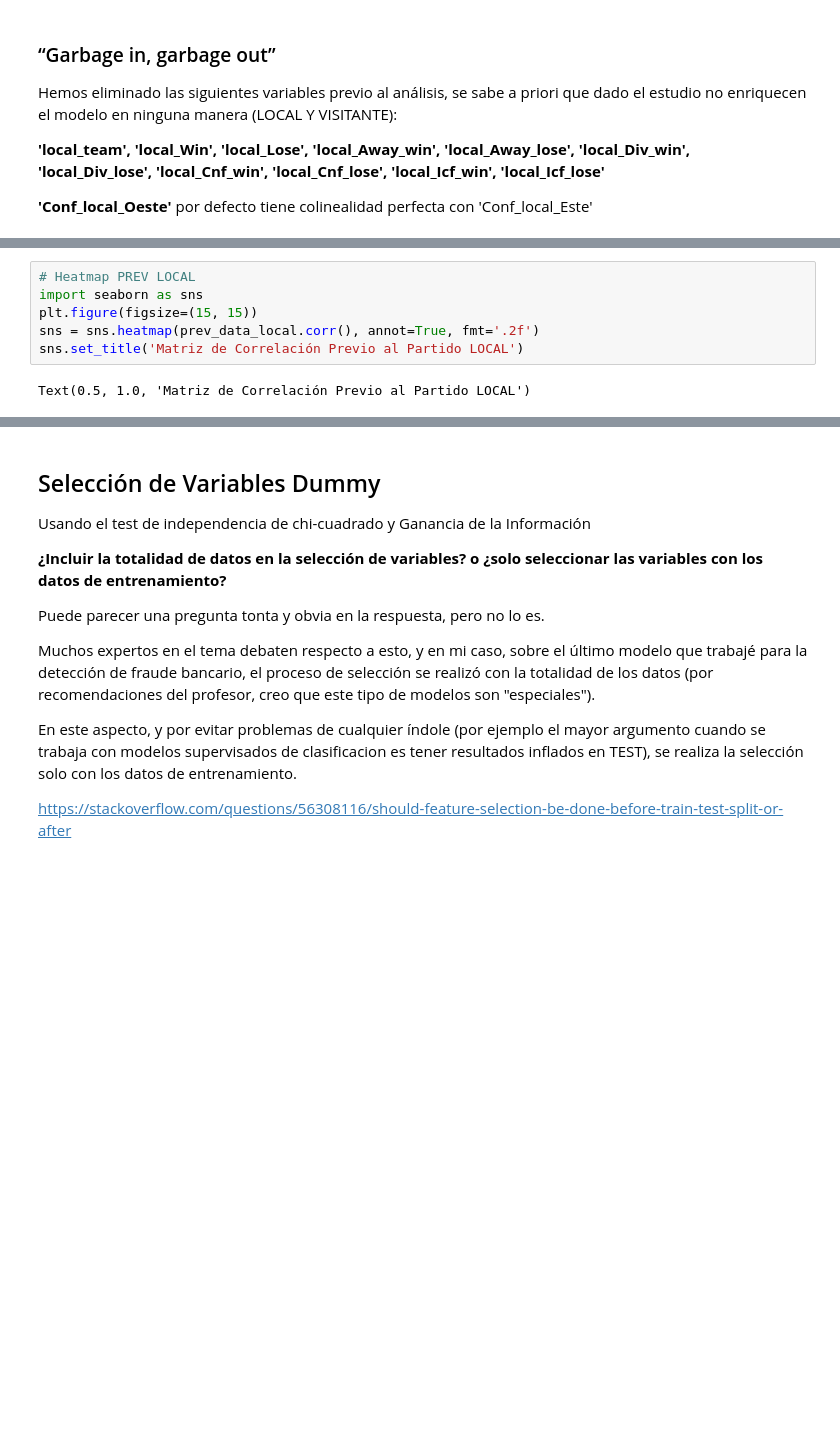
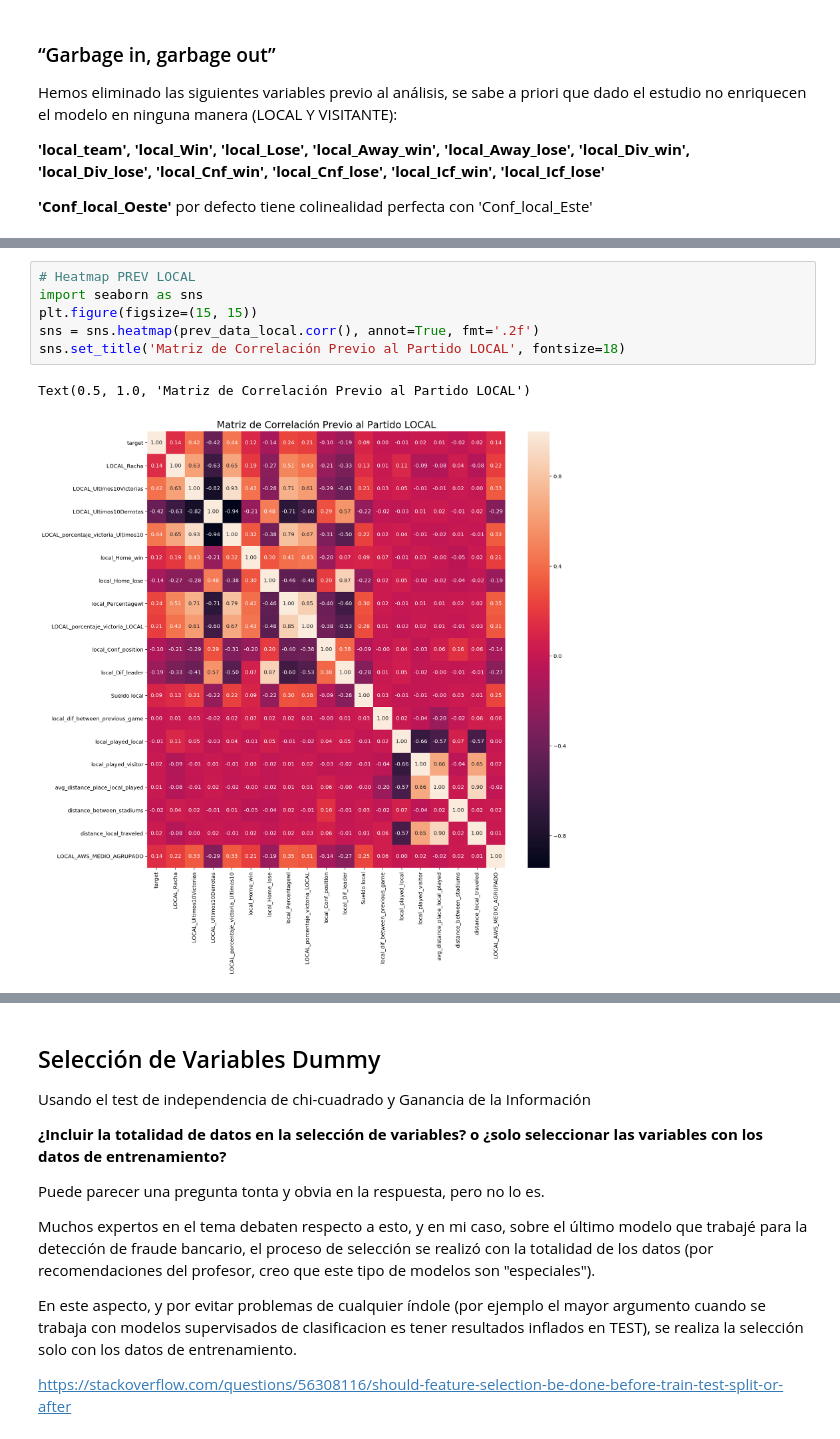
Before and after one commit to bryanDSousa/NBA-game-prediction, a Jupyter notebook: Modelo partidos/partidos_notebook_MODELO_FINAL.ipynb, the cells around one changed output, grey strips where cells are left out. Saved outputs shown, nothing was run; the diff lists cells and outputs as text; blank space fills up the shorter version.

```diff
--- a/Modelo partidos/partidos_notebook_MODELO_FINAL.ipynb
+++ b/Modelo partidos/partidos_notebook_MODELO_FINAL.ipynb
@@ -311,11 +241,12 @@ matplotlib.axes.Axes.remove
 # %%
 # Heatmap PREV LOCAL
 import seaborn as sns
 plt.figure(figsize=(15, 15))
 sns = sns.heatmap(prev_data_local.corr(), annot=True, fmt='.2f')
-sns.set_title('Matriz de Correlación Previo al Partido LOCAL')
+sns.set_title('Matriz de Correlación Previo al Partido LOCAL', fontsize=18)
 # %% [output]
 Text(0.5, 1.0, 'Matriz de Correlación Previo al Partido LOCAL')
+[figure, added]
 # %%
 # Heatmap PREV VISITANTE
 import seaborn as sns
```
Also changed, not shown: parts of 74 cells of this notebook, 4 other files.
